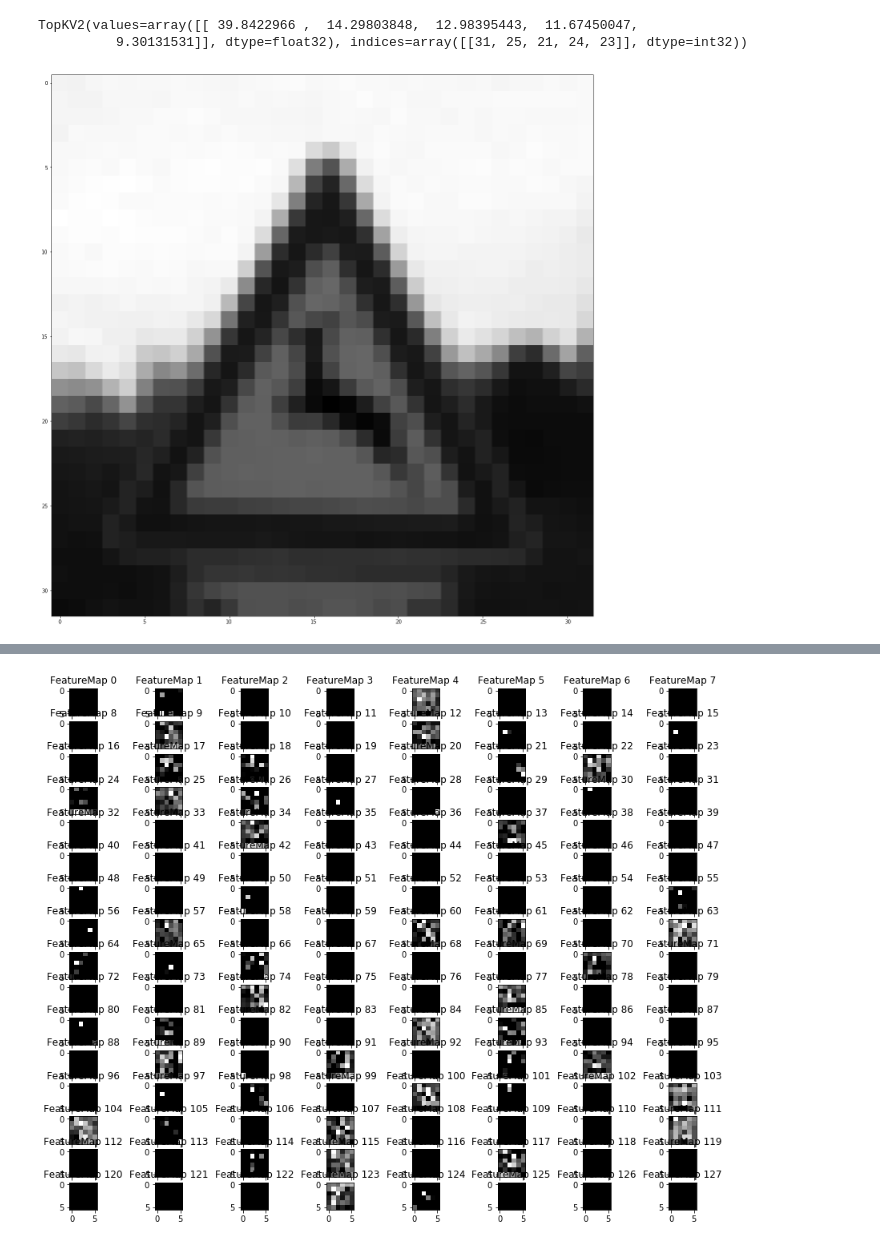
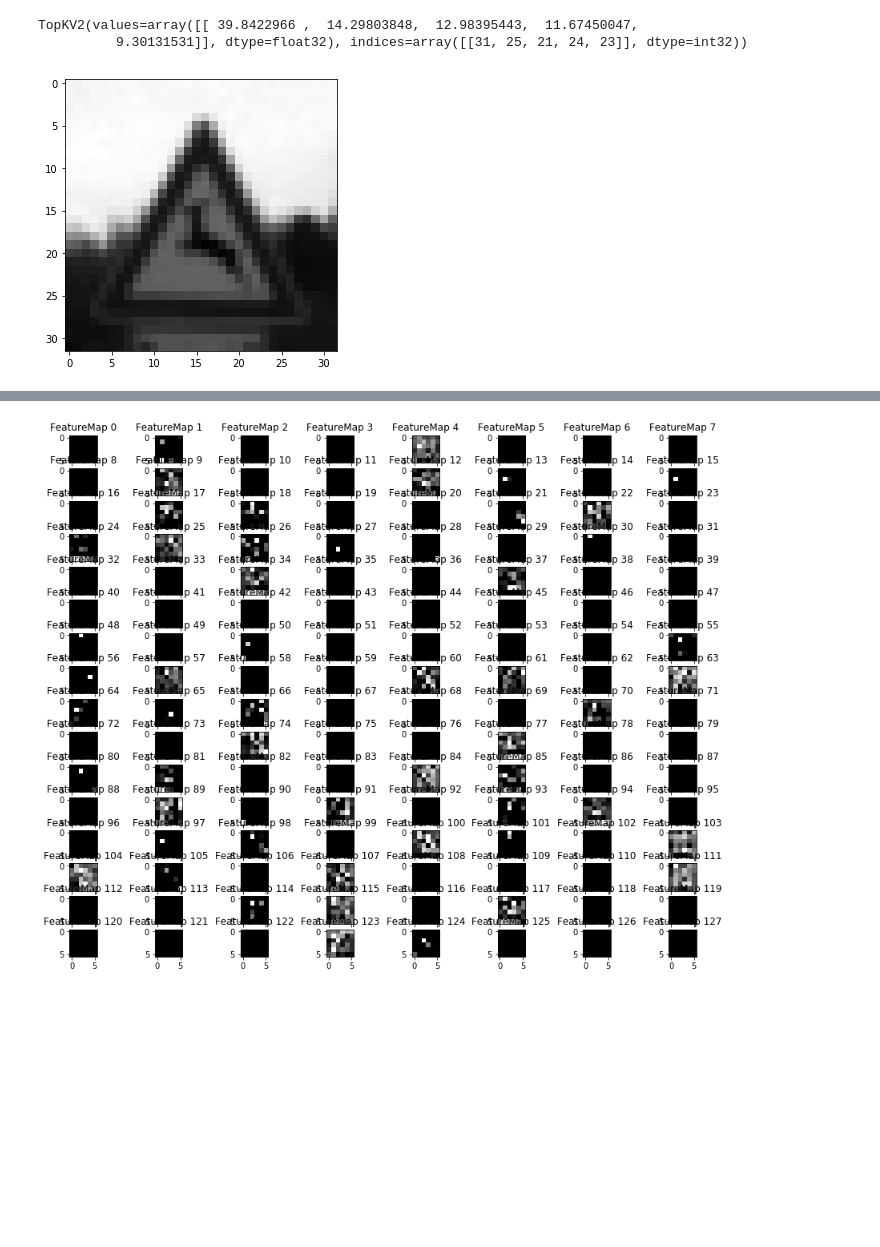
Before and after one commit to asiopueo/02_Traffic-Sign-Classifier, a Jupyter notebook: Traffic_Sign_Classifier.ipynb, the cells around one changed output, grey strips where cells are left out. Cells and saved outputs as stored; diff of their text form; code cells hidden in the pictures; blank space fills up the shorter version.

```diff
--- a/Traffic_Sign_Classifier.ipynb
+++ b/Traffic_Sign_Classifier.ipynb
@@ -25,9 +25,9 @@ import pickle
 
 # TODO: Fill this in based on where you saved the training and testing data
 
-training_file = '../traffic-signs-data/train.p'
-validation_file= '../traffic-signs-data/valid.p'
-testing_file = '../traffic-signs-data/test.p'
+training_file = './traffic-signs-data/train.p'
+validation_file= './traffic-signs-data/valid.p'
+testing_file = './traffic-signs-data/test.p'
 
 with open(training_file, mode='rb') as f:
     train = pickle.load(f)
@@ -110,20 +110,5 @@ plt.xlabel('Label Id')
 plt.ylabel('Number of occurrences')
 
 plt.show()
-
-
-# Let's try to show a pictures of each sign first.  A representation of some sort.
-import matplotlib.pylab as pylab
-pylab.rcParams['figure.figsize'] = 20, 20
-
-for sign_n in range(10):
-    fig = plt.subplot(15,5,sign_n+1)
-    fig = train['features'][10*sign_n]
-    plt.title('Training Data Set: Sign No. ' + str(sign_n))
-    plt.imshow(fig)
-
-plt.show()
-
-#Complete the list of plots for all 43 traffic signs
 # %% [output]
 [figure]
@@ -130,0 +115,15 @@ plt.show()
+# %%
+# Let's try to show a pictures of each sign first.  A representation of some sort.
+import matplotlib.pylab as pylab
+pylab.rcParams['figure.figsize'] = (15, 15)
+
+for sign_n in range(10):
+    fig = plt.subplot(2,5,sign_n+1)
+    fig = train['features'][10*sign_n]
+    plt.title('Training Data Set: Sign No. ' + str(sign_n))
+    plt.imshow(fig)
+
+plt.tight_layout()
+plt.show()
+
+#Complete the list of plots for all 43 traffic signs
@@ -582,12 +512,12 @@ with tf.Session(graph=g) as sess:
 TopKV2(values=array([[ 39.8422966 ,  14.29803848,  12.98395443,  11.67450047,
           9.30131531]], dtype=float32), indices=array([[31, 25, 21, 24, 23]], dtype=int32))
 # %%
-#print(X_train_gray[1].shape)
+pylab.rcParams['figure.figsize'] = (5, 5)
 
 plt.imshow(X_train_gray_tmp[621], cmap='gray')
 plt.show()
 # %% [output]
-[figure, old version]
+[figure, new version]
 # %% [markdown]
 ---
 
```
Also changed, not shown: parts of 4 cells of this notebook, 1 other file.
